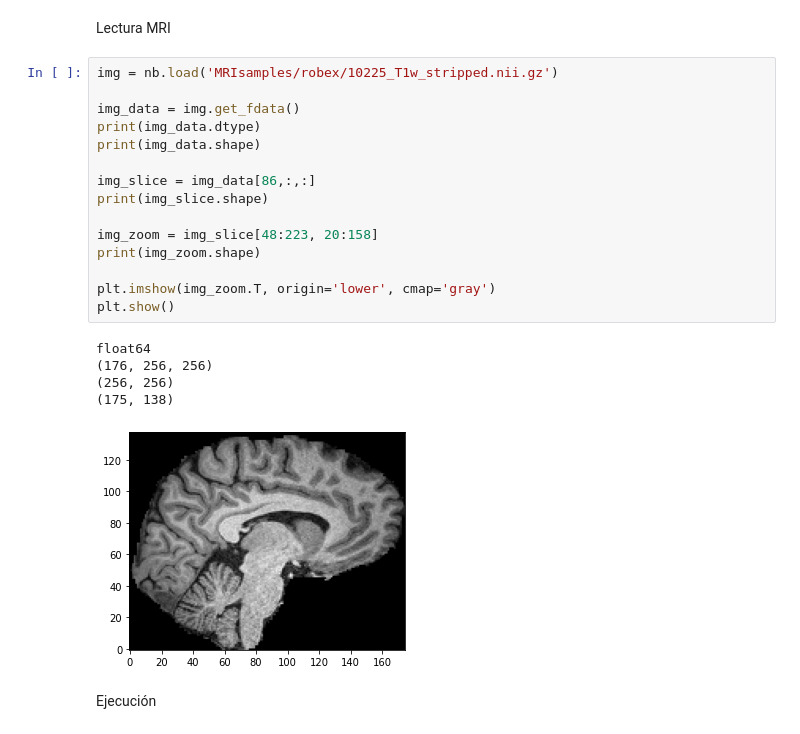
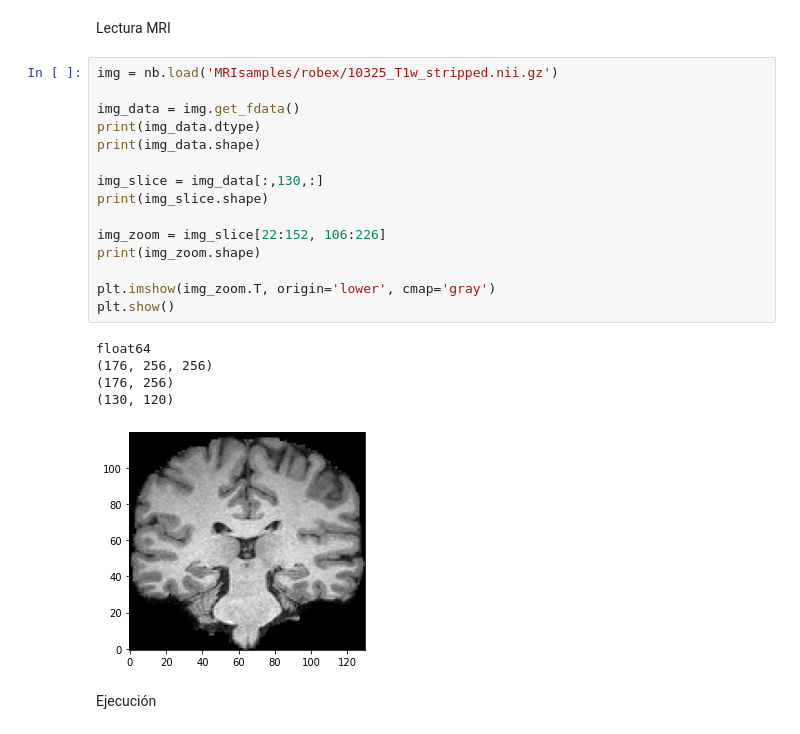
Before and after one commit to fabiansvc/project-mri, a Jupyter notebook: main.ipynb, the cells around one changed output. Saved outputs shown, nothing was run; the diff lists cells and outputs as text.

```diff
--- a/main.ipynb
+++ b/main.ipynb
@@ -113,26 +113,26 @@ def segmentation_kmeans(img, x, n_clusters_, tol_):
 # %% [markdown]
 Lectura MRI
 # %%
-img = nb.load('MRIsamples/robex/10225_T1w_stripped.nii.gz')
+img = nb.load('MRIsamples/robex/10325_T1w_stripped.nii.gz')
 
 img_data = img.get_fdata()
 print(img_data.dtype)
 print(img_data.shape)
 
-img_slice = img_data[86,:,:]
+img_slice = img_data[:,130,:]
 print(img_slice.shape)
 
-img_zoom = img_slice[48:223, 20:158]
+img_zoom = img_slice[22:152, 106:226]
 print(img_zoom.shape)
 
 plt.imshow(img_zoom.T, origin='lower', cmap='gray')
 plt.show()
 # %% [output]
 float64
 (176, 256, 256)
-(256, 256)
-(175, 138)
+(176, 256)
+(130, 120)
-[figure, old version]
+[figure, new version]
 # %% [markdown]
 Ejecución
 # %%
```
Also changed, not shown: parts of 2 cells of this notebook, 51 other files.
